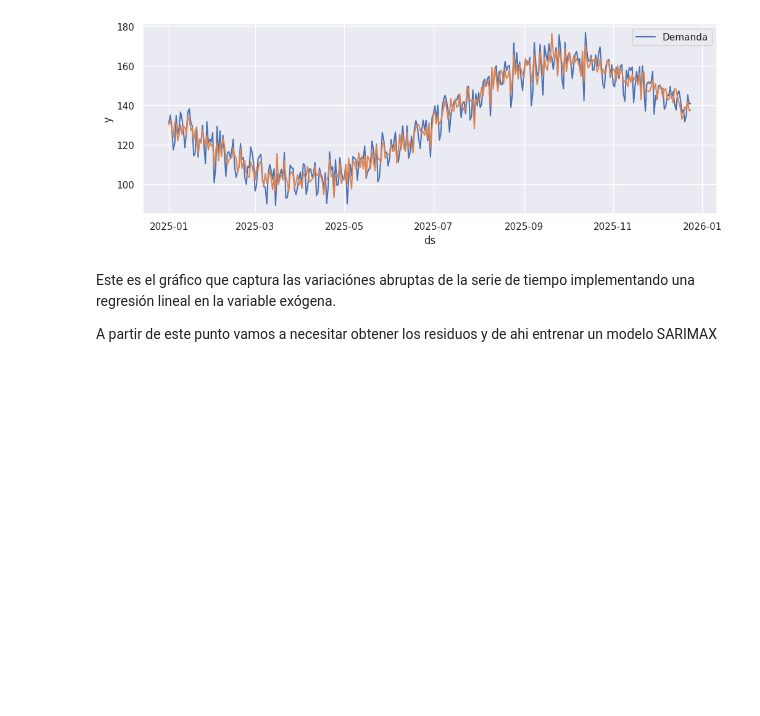
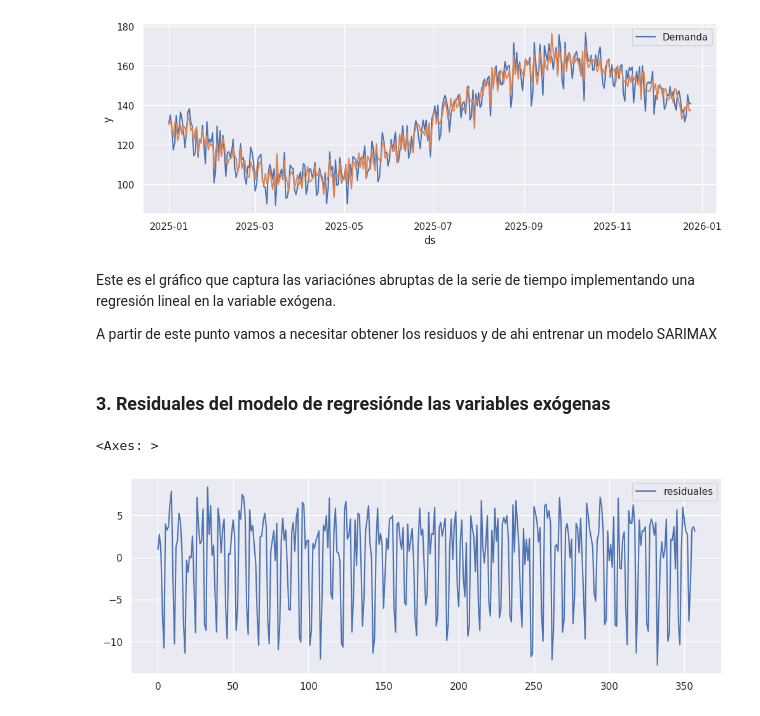
Before and after one commit to JairRamosG/Series_de_Tiempo, a Jupyter notebook: 09_SARIMAX/SARIMAX.ipynb, the cells around one changed output. Drawn from its saved outputs; the diff is of its cells as text; code cells hidden in the pictures; blank space fills up the shorter version.

```diff
--- a/09_SARIMAX/SARIMAX.ipynb
+++ b/09_SARIMAX/SARIMAX.ipynb
@@ -170,3 +171,11 @@ sns.lineplot(pred_is, x = 'ds', y = 'LinearRegression')
 Este es el gráfico que captura las variaciónes abruptas de la serie de tiempo implementando una regresión lineal en la variable exógena.
 
 A partir de este punto vamos a necesitar obtener los residuos y de ahi entrenar un modelo SARIMAX
+# %% [markdown]
+### 3. Residuales del modelo de regresiónde las variables exógenas
+# %%
+res = pred_is['y'] - pred_is['LinearRegression']
+sns.lineplot(res, label = 'residuales')
+# %% [output]
+<Axes: >
+[figure, added]
```
Also changed, not shown: parts of 22 cells of this notebook.
